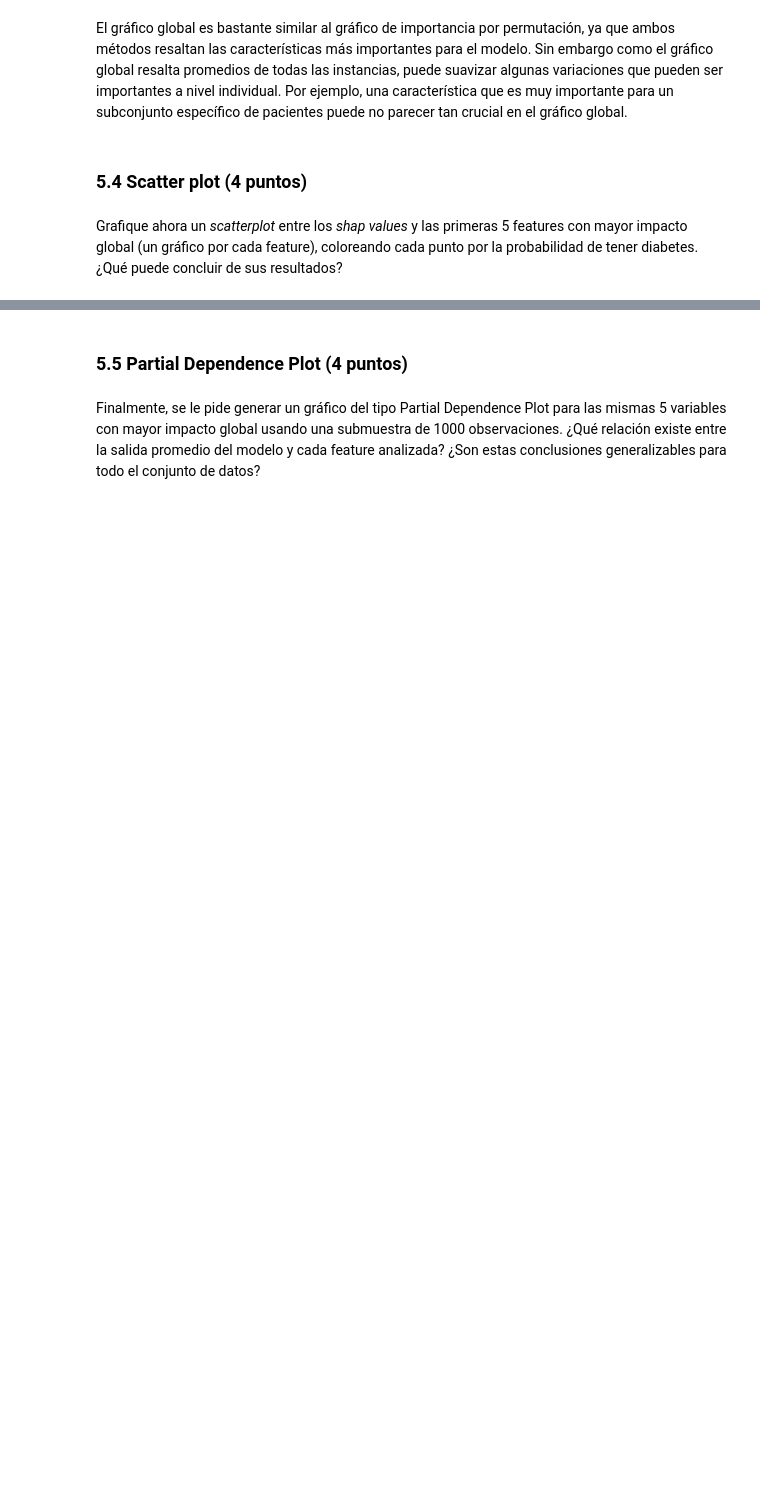
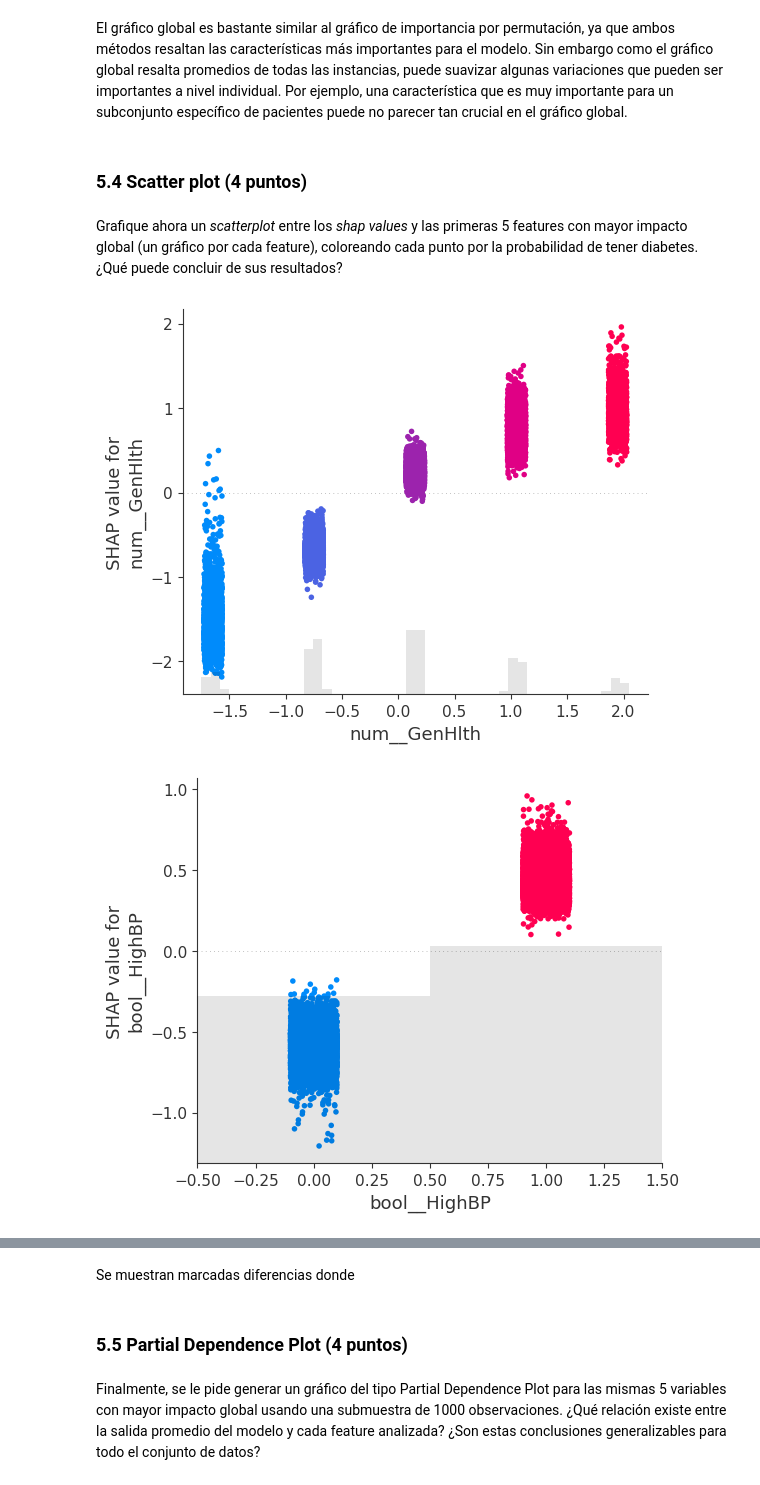
Before and after one commit to estebanaraneda/MDS7202_OVNI, a Jupyter notebook: Lab7/Lab7_enunciado.ipynb, the cells around one changed output, grey strips where cells are left out. Cells and saved outputs as stored; diff of their text form; code cells hidden in the pictures; blank space fills up the shorter version.

```diff
--- a/Lab7/Lab7_enunciado.ipynb
+++ b/Lab7/Lab7_enunciado.ipynb
@@ -513,3 +495,8 @@ El gráfico global es bastante similar al gráfico de importancia por permutaci
 Grafique ahora un *scatterplot* entre los *shap values* y las primeras 5 features con mayor impacto global (un gráfico por cada feature), coloreando cada punto por la probabilidad de tener diabetes. ¿Qué puede concluir de sus resultados?
 # %%
 # Inserte código para generar gráficos de feature vs shap value aquí
+for i in ["num__GenHlth","bool__HighBP", "num__BMI","num__Age","bool__HighChol"]:
+    shap.plots.scatter(shap_values[:, i], color=shap_values.base_values)
+# %% [output]
+[figure, added]
+[figure, added]
@@ -516,3 +506,5 @@ Grafique ahora un *scatterplot* entre los *shap values* y las primeras 5 feature
+# %% [markdown]
+Se muestran marcadas diferencias donde
 # %% [markdown]
 ### 5.5 Partial Dependence Plot (4 puntos)
 # %% [markdown]
```
Also changed, not shown: parts of 14 cells of this notebook.
